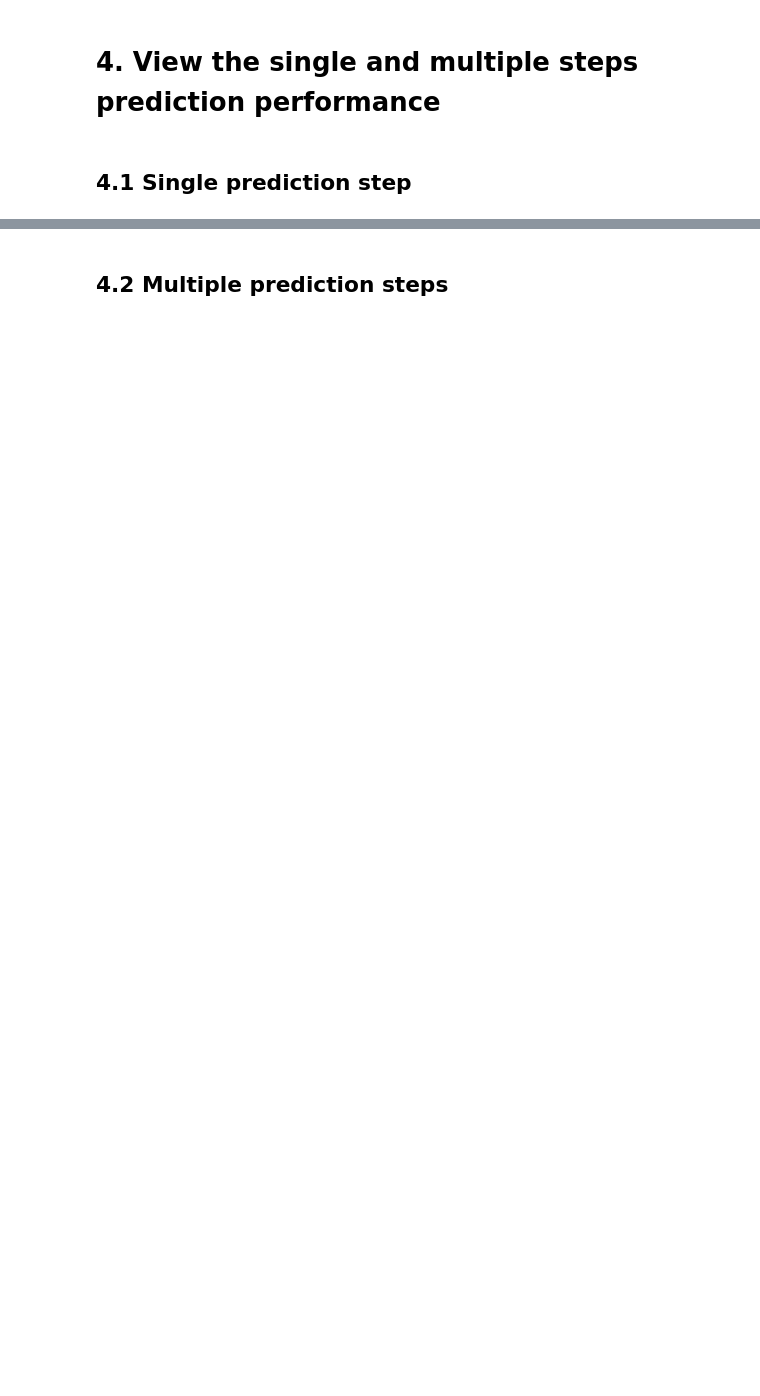
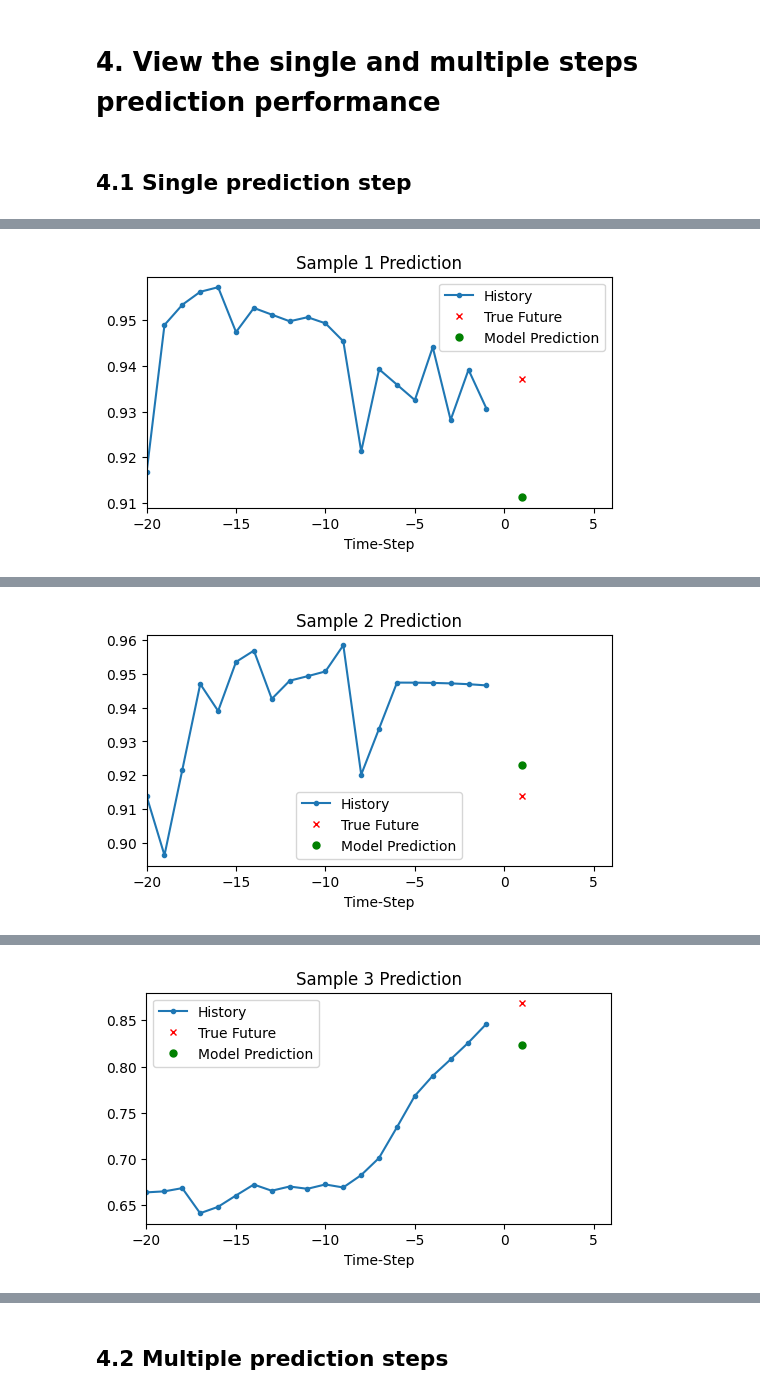
Before and after one commit to ZhiqiWang17/AI-thesis, a Jupyter notebook: Code_multiple_pixel/Train & evaluation Model_avg_pixel.ipynb, the cells around one changed output, grey strips where cells are left out. Drawn from its saved outputs; the diff is of its cells as text; code cells hidden in the pictures; blank space fills up the shorter version.

```diff
--- a/Code_multiple_pixel/Train & evaluation Model_avg_pixel.ipynb
+++ b/Code_multiple_pixel/Train & evaluation Model_avg_pixel.ipynb
@@ -667,11 +677,11 @@ def show_plot(plot_data, title):
 
 # Prepare data for the plot
 n = 5  # number of samples to visualize
-random_indices = np.random.choice(len(X_test), n, replace=False)
+random_indices = np.random.choice(len(X_test_avg), n, replace=False)
 
 for i, idx in enumerate(random_indices):
-    x_sample = X_test[idx]
-    y_sample = y_test[idx]
+    x_sample = X_test_avg[idx]
+    y_sample = y_test_avg[idx]
     y_pred_lstm = lstm_model.predict(x_sample[np.newaxis, :, :])[0]
 
     history_ndvi = x_sample[:, 0]  # Select only NDVI_scaled from input_vars
@@ -679,3 +689,4 @@ for i, idx in enumerate(random_indices):
     model_prediction = y_pred_lstm
 
     show_plot([history_ndvi, true_future, model_prediction], f"Sample {i + 1} Prediction")
+# %% [output]
@@ -681,0 +694 @@ for i, idx in enumerate(random_indices):
+[figure, added]
@@ -681,0 +696 @@ for i, idx in enumerate(random_indices):
+[figure, added]
@@ -681,0 +698 @@ for i, idx in enumerate(random_indices):
+[figure, added]
```
Also changed, not shown: parts of 53 cells of this notebook, 3 other files.
